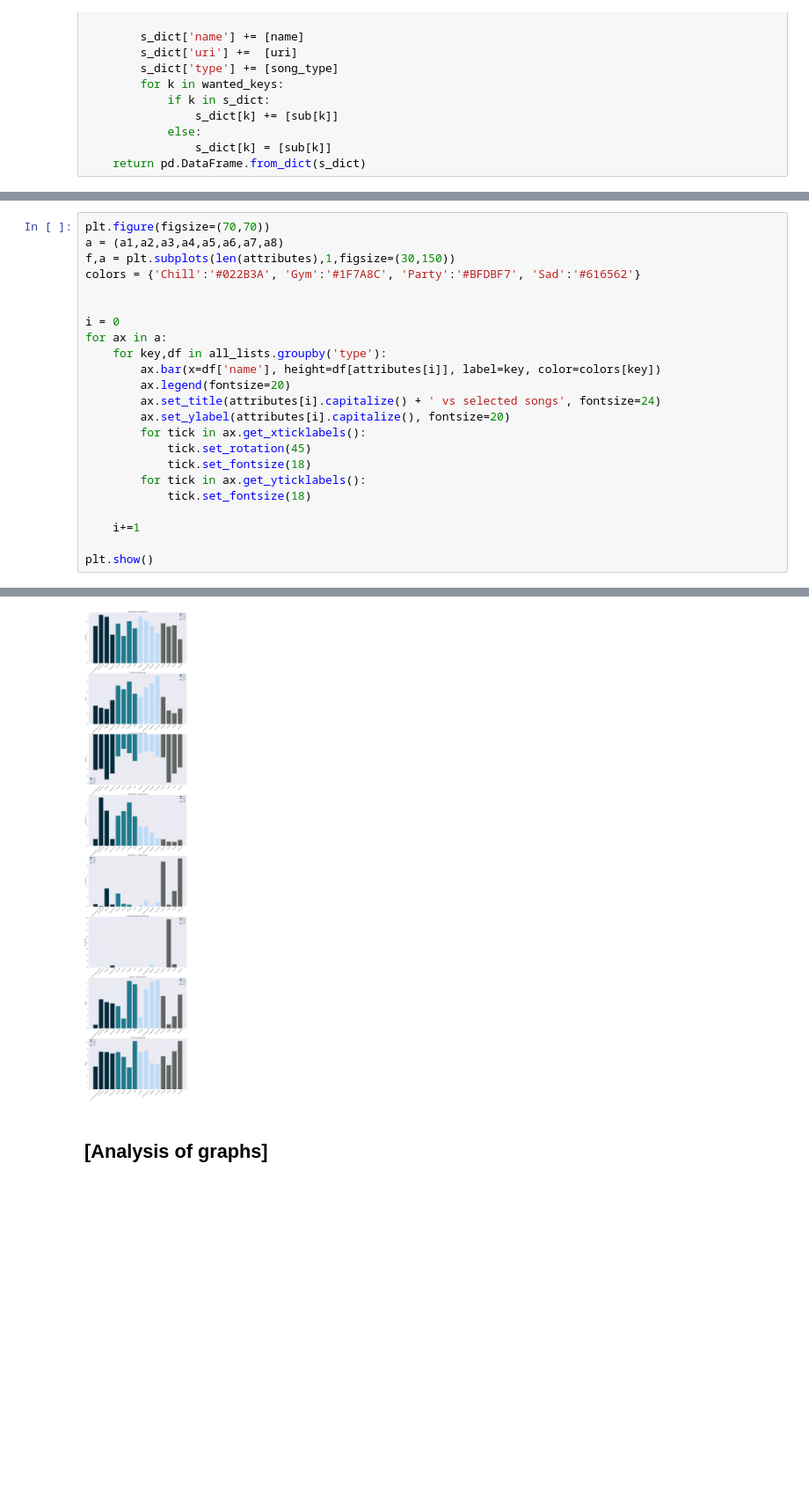
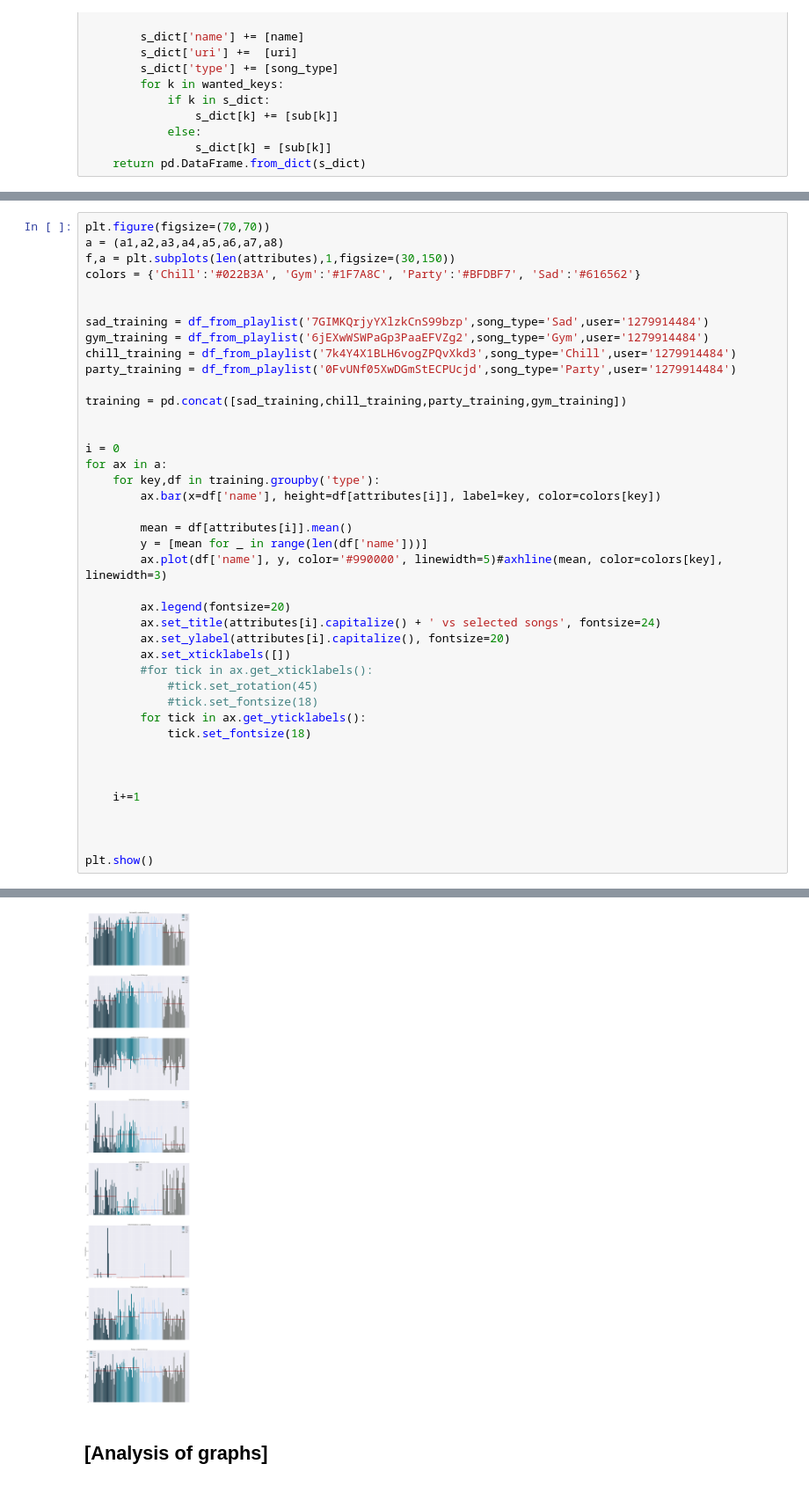
Before and after one commit to aditisundar/datasci_final, a Jupyter notebook: main.ipynb, the cells around one changed output, grey strips where cells are left out. Shown: that part at 88% size. Cells and saved outputs as stored; diff of their text form; blank space fills up the shorter version.

```diff
--- a/main.ipynb
+++ b/main.ipynb
@@ -123,29 +127,47 @@ display(all_lists)
 # %%
 plt.figure(figsize=(70,70))
 a = (a1,a2,a3,a4,a5,a6,a7,a8)
 f,a = plt.subplots(len(attributes),1,figsize=(30,150))
 colors = {'Chill':'#022B3A', 'Gym':'#1F7A8C', 'Party':'#BFDBF7', 'Sad':'#616562'}
 
 
+sad_training = df_from_playlist('7GIMKQrjyYXlzkCnS99bzp',song_type='Sad',user='1279914484')
+gym_training = df_from_playlist('6jEXwWSWPaGp3PaaEFVZg2',song_type='Gym',user='1279914484')
+chill_training = df_from_playlist('7k4Y4X1BLH6vogZPQvXkd3',song_type='Chill',user='1279914484')
+party_training = df_from_playlist('0FvUNf05XwDGmStECPUcjd',song_type='Party',user='1279914484')
+
+training = pd.concat([sad_training,chill_training,party_training,gym_training])
+
+
 i = 0
 for ax in a:
-    for key,df in all_lists.groupby('type'):
+    for key,df in training.groupby('type'):
         ax.bar(x=df['name'], height=df[attributes[i]], label=key, color=colors[key])
+
+        mean = df[attributes[i]].mean()
+        y = [mean for _ in range(len(df['name']))]
+        ax.plot(df['name'], y, color='#990000', linewidth=5)#axhline(mean, color=colors[key], linewidth=3)
+
         ax.legend(fontsize=20)
         ax.set_title(attributes[i].capitalize() + ' vs selected songs', fontsize=24)
         ax.set_ylabel(attributes[i].capitalize(), fontsize=20)
-        for tick in ax.get_xticklabels():
-            tick.set_rotation(45)
-            tick.set_fontsize(18)
+        ax.set_xticklabels([])
+        #for tick in ax.get_xticklabels():
+            #tick.set_rotation(45)
+            #tick.set_fontsize(18)
         for tick in ax.get_yticklabels():
             tick.set_fontsize(18)
 
+
+
     i+=1
 
+
+
 plt.show()
 # %% [output]
 <Figure size 5040x5040 with 0 Axes>
-[figure, old version]
+[figure, new version]
 # %% [markdown]
 ## [Analysis of graphs]
 # %% [markdown]
```
Also changed, not shown: parts of 4 cells of this notebook.
